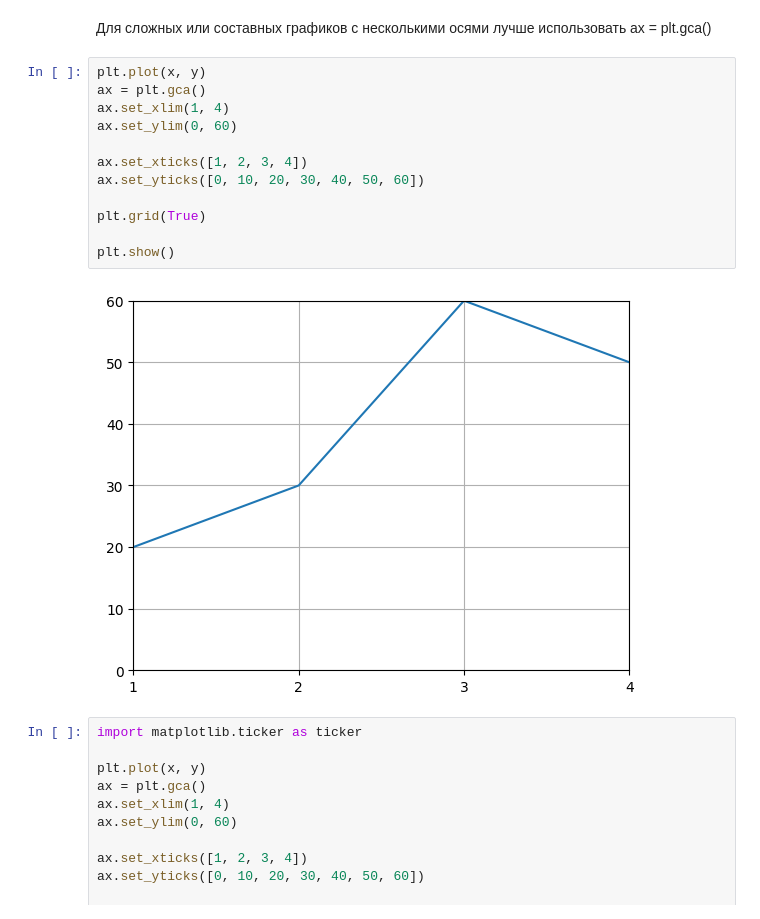
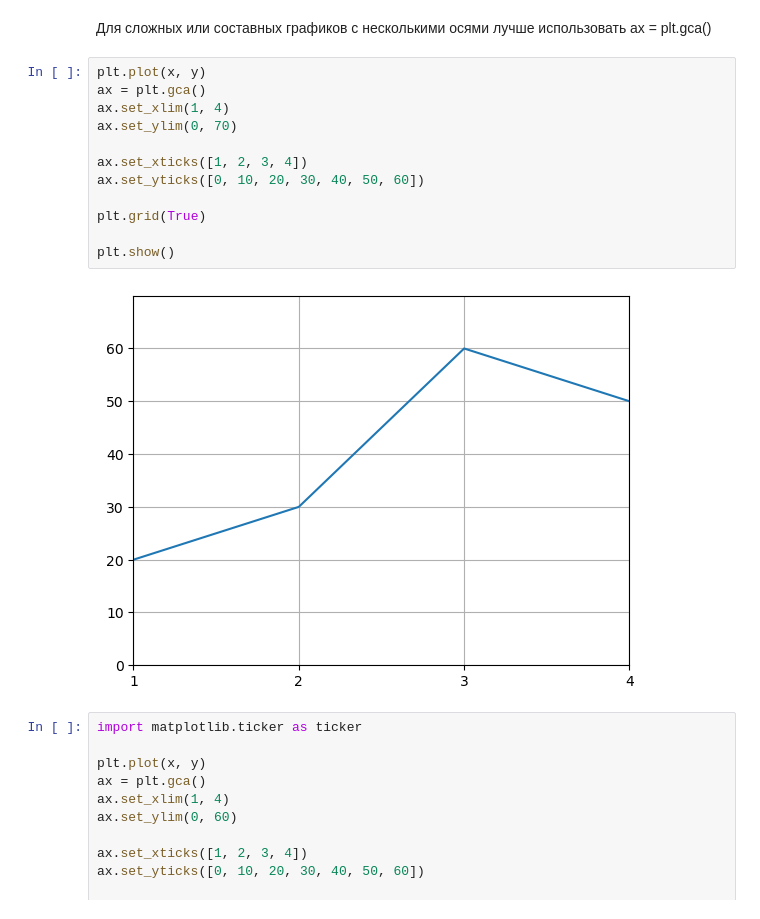
Before and after one commit to kolesnikova-o-p/2025, a Jupyter notebook: SEPMP/4_th.ipynb, the cells around one changed output. Saved outputs shown, nothing was run; the diff lists cells and outputs as text.

```diff
--- a/SEPMP/4_th.ipynb
+++ b/SEPMP/4_th.ipynb
@@ -488,17 +488,17 @@ plt.show()
 # %%
 plt.plot(x, y)
 ax = plt.gca()
 ax.set_xlim(1, 4)
-ax.set_ylim(0, 60)
+ax.set_ylim(0, 70)
 
 ax.set_xticks([1, 2, 3, 4])
 ax.set_yticks([0, 10, 20, 30, 40, 50, 60])
 
 plt.grid(True)
 
 plt.show()
 # %% [output]
-[figure, old version]
+[figure, new version]
 # %%
 import matplotlib.ticker as ticker
 
```
Also changed, not shown: parts of 11 cells of this notebook.
